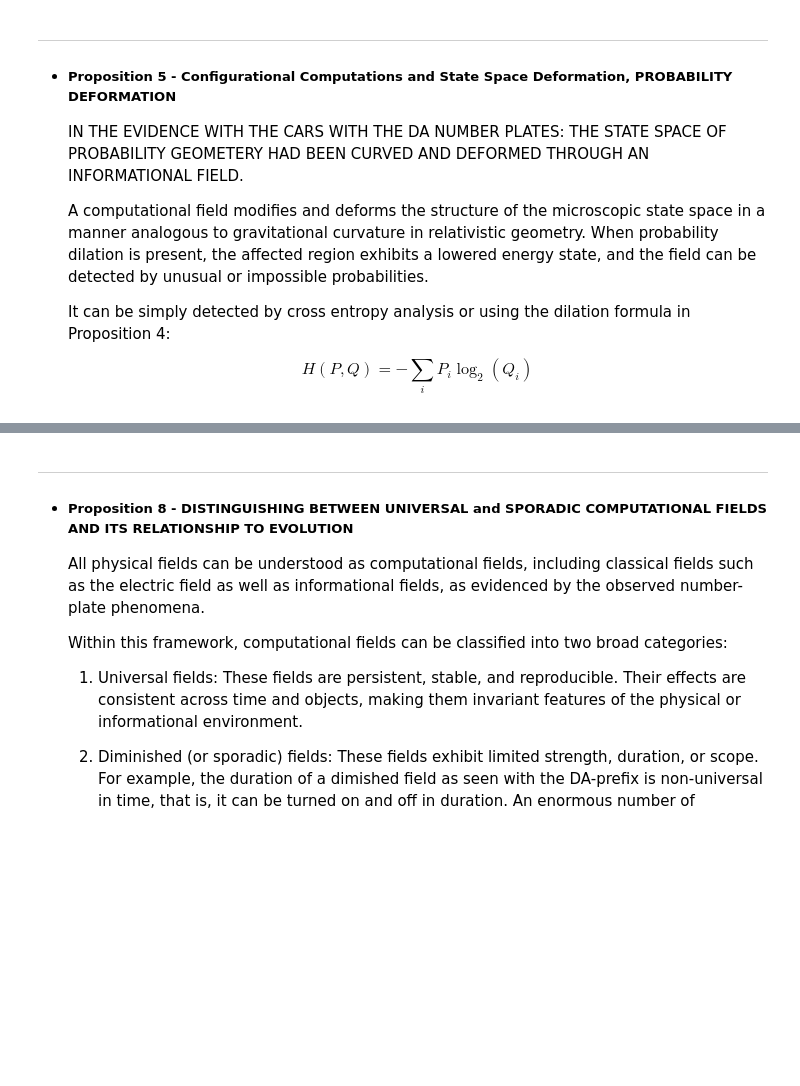
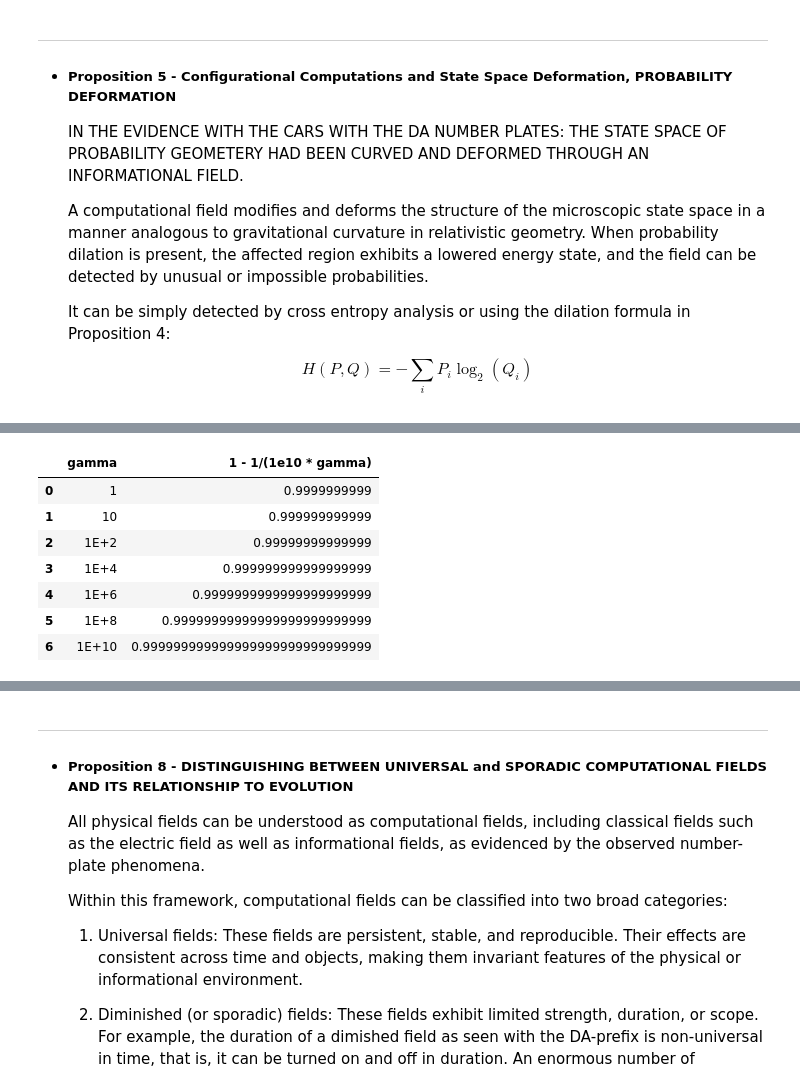
Before and after one commit to hbibani/bib-theory-of-relativity, a Jupyter notebook: ipynb/source/simplified.ipynb, the cells around one changed output, grey strips where cells are left out. Saved outputs shown, nothing was run; the diff lists cells and outputs as text; code cells hidden in the pictures; blank space fills up the shorter version.

```diff
--- a/ipynb/source/simplified.ipynb
+++ b/ipynb/source/simplified.ipynb
@@ -408,0 +319,36 @@ Finally, the document connects the empirical deviation to an **entropic/informat
+# %%
+from decimal import Decimal, getcontext
+import pandas as pd
+
+# Set precision to 40 decimal places
+getcontext().prec = 40
+
+def factor(gamma):
+    gamma = Decimal(gamma)
+    return Decimal(1) - Decimal(1) / (Decimal("1e10") * gamma * gamma)
+
+gammas = [
+    Decimal("1"),
+    Decimal("10"),
+    Decimal("1e2"),
+    Decimal("1e4"),
+    Decimal("1e6"),
+    Decimal("1e8"),
+    Decimal("1e10")
+]
+
+results = pd.DataFrame({
+    "gamma": gammas,
+    "1 - 1/(1e10 * gamma)": [factor(g) for g in gammas]
+})
+
+results
+# %% [output]
+|  | gamma | 1 - 1/(1e10 * gamma) |
+| 0 | 1 | 0.9999999999 |
+| 1 | 10 | 0.999999999999 |
+| 2 | 1E+2 | 0.99999999999999 |
+| 3 | 1E+4 | 0.999999999999999999 |
+| 4 | 1E+6 | 0.9999999999999999999999 |
+| 5 | 1E+8 | 0.99999999999999999999999999 |
+| 6 | 1E+10 | 0.999999999999999999999999999999 |
```
Also changed, not shown: parts of 2 cells of this notebook.
